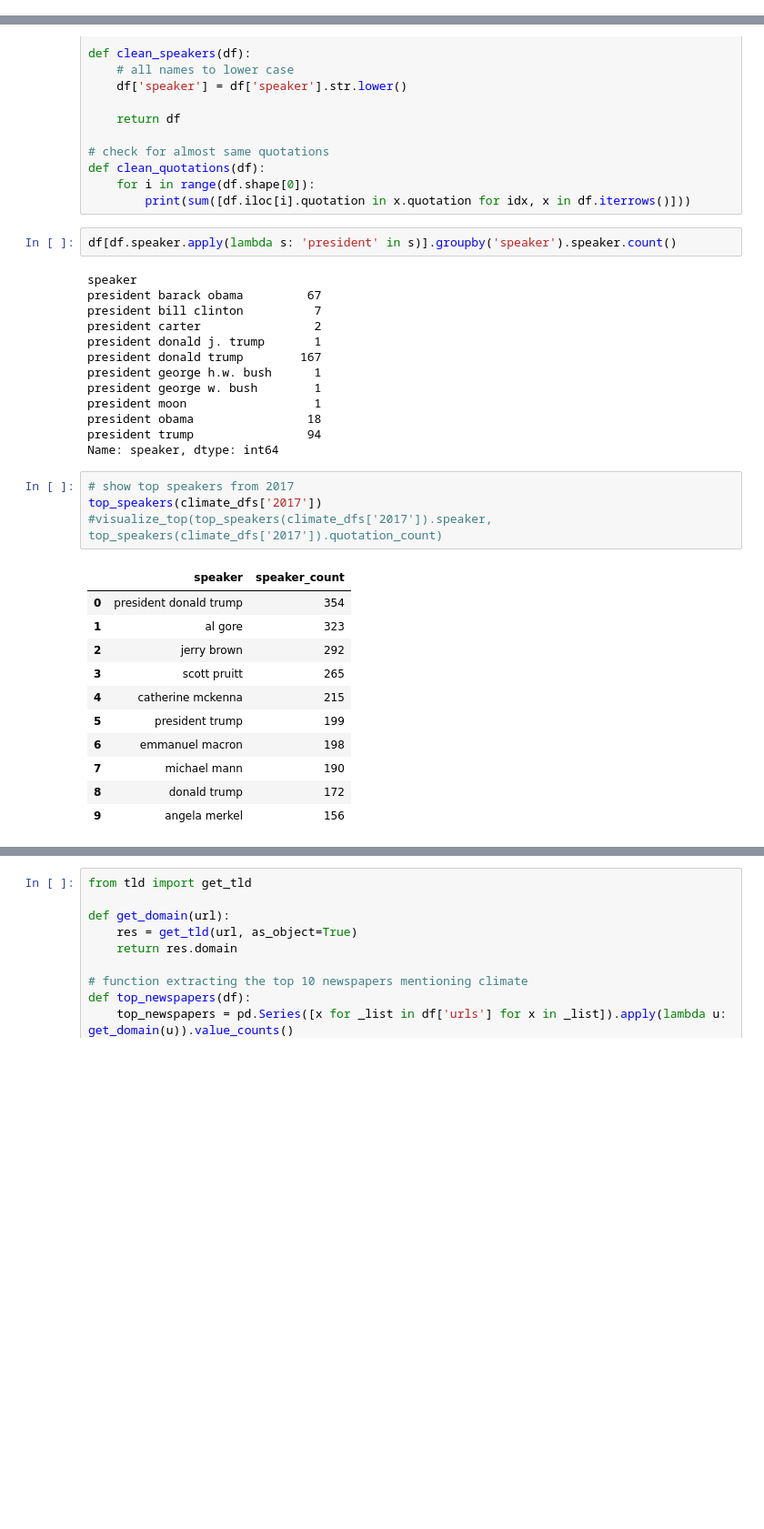
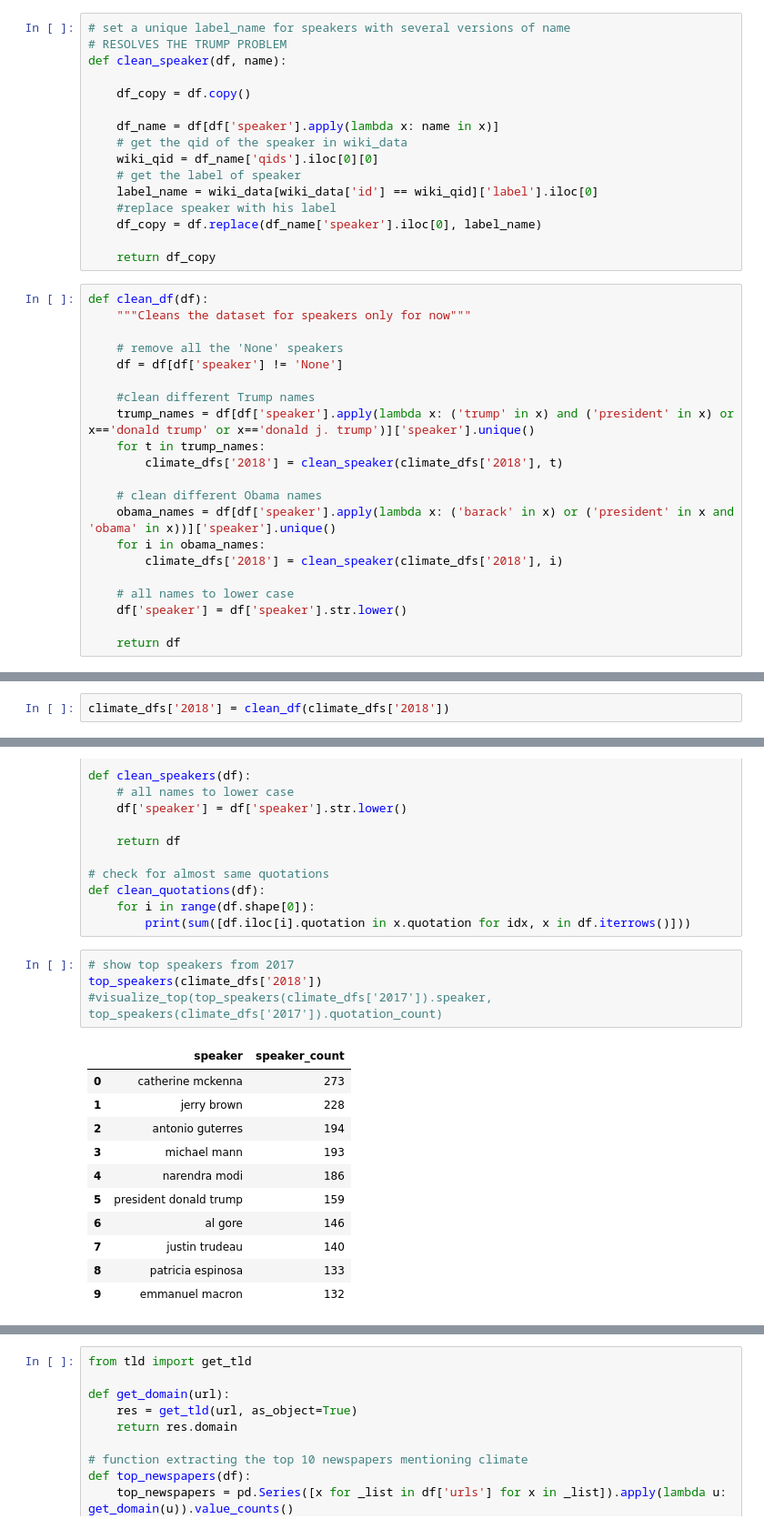
Before and after one commit to epfl-ada/ada-2021-project-hach, a Jupyter notebook: data_metrics.ipynb, the cells around one changed output, grey strips where cells are left out. Shown: that part at 91% size. Cells and saved outputs as stored; diff of their text form; blank space fills up the shorter version.

```diff
--- a/data_metrics.ipynb
+++ b/data_metrics.ipynb
@@ -41,0 +45,37 @@ for i in range(2015, 2021):
+# %%
+# set a unique label_name for speakers with several versions of name
+# RESOLVES THE TRUMP PROBLEM
+def clean_speaker(df, name):
+
+    df_copy = df.copy()
+
+    df_name = df[df['speaker'].apply(lambda x: name in x)]
+    # get the qid of the speaker in wiki_data
+    wiki_qid = df_name['qids'].iloc[0][0]
+    # get the label of speaker
+    label_name = wiki_data[wiki_data['id'] == wiki_qid]['label'].iloc[0]
+    #replace speaker with his label
+    df_copy = df.replace(df_name['speaker'].iloc[0], label_name)
+
+    return df_copy
+# %%
+def clean_df(df):
+    """Cleans the dataset for speakers only for now"""
+
+    # remove all the 'None' speakers
+    df = df[df['speaker'] != 'None']
+
+    #clean different Trump names
+    trump_names = df[df['speaker'].apply(lambda x: ('trump' in x) and ('president' in x) or x=='donald trump' or x=='donald j. trump')]['speaker'].unique()
+    for t in trump_names:
+        climate_dfs['2018'] = clean_speaker(climate_dfs['2018'], t)
+
+    # clean different Obama names
+    obama_names = df[df['speaker'].apply(lambda x: ('barack' in x) or ('president' in x and 'obama' in x))]['speaker'].unique()
+    for i in obama_names:
+        climate_dfs['2018'] = clean_speaker(climate_dfs['2018'], i)
+
+    # all names to lower case
+    df['speaker'] = df['speaker'].str.lower()
+
+    return df
@@ -42 +84,3 @@ for i in range(2015, 2021):
+# %%
+climate_dfs['2018'] = clean_df(climate_dfs['2018'])
 # %% [markdown]
@@ -82,36 +126,21 @@ def clean_speakers(df):
 def clean_quotations(df):
     for i in range(df.shape[0]):
         print(sum([df.iloc[i].quotation in x.quotation for idx, x in df.iterrows()]))
-# %%
-df[df.speaker.apply(lambda s: 'president' in s)].groupby('speaker').speaker.count()
-# %% [output]
-speaker
-president barack obama         67
-president bill clinton          7
-president carter                2
-president donald j. trump       1
-president donald trump        167
-president george h.w. bush      1
-president george w. bush        1
-president moon                  1
-president obama                18
-president trump                94
-Name: speaker, dtype: int64
 # %%
 # show top speakers from 2017
-top_speakers(climate_dfs['2017'])
+top_speakers(climate_dfs['2018'])
 #visualize_top(top_speakers(climate_dfs['2017']).speaker, top_speakers(climate_dfs['2017']).quotation_count)
 # %% [output]
 |  | speaker | speaker_count |
-| 0 | president donald trump | 354 |
-| 1 | al gore | 323 |
-| 2 | jerry brown | 292 |
-| 3 | scott pruitt | 265 |
-| 4 | catherine mckenna | 215 |
-| 5 | president trump | 199 |
-| 6 | emmanuel macron | 198 |
-| 7 | michael mann | 190 |
-| 8 | donald trump | 172 |
-| 9 | angela merkel | 156 |
+| 0 | catherine mckenna | 273 |
+| 1 | jerry brown | 228 |
+| 2 | antonio guterres | 194 |
+| 3 | michael mann | 193 |
+| 4 | narendra modi | 186 |
+| 5 | president donald trump | 159 |
+| 6 | al gore | 146 |
+| 7 | justin trudeau | 140 |
+| 8 | patricia espinosa | 133 |
+| 9 | emmanuel macron | 132 |
 # %%
 # show top quotations from 2015
```
Also changed, not shown: parts of 28 cells of this notebook.
